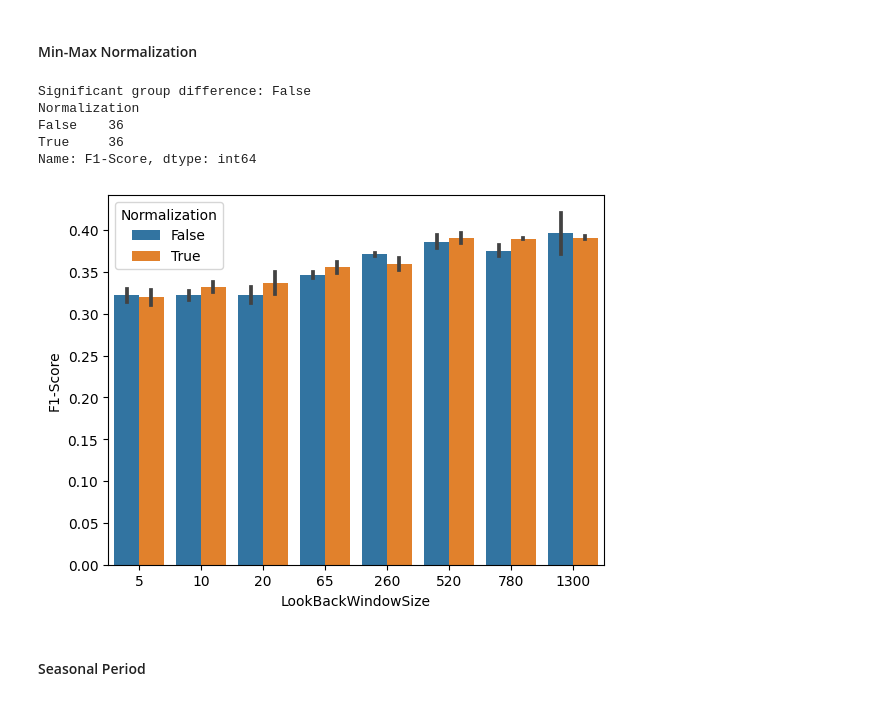
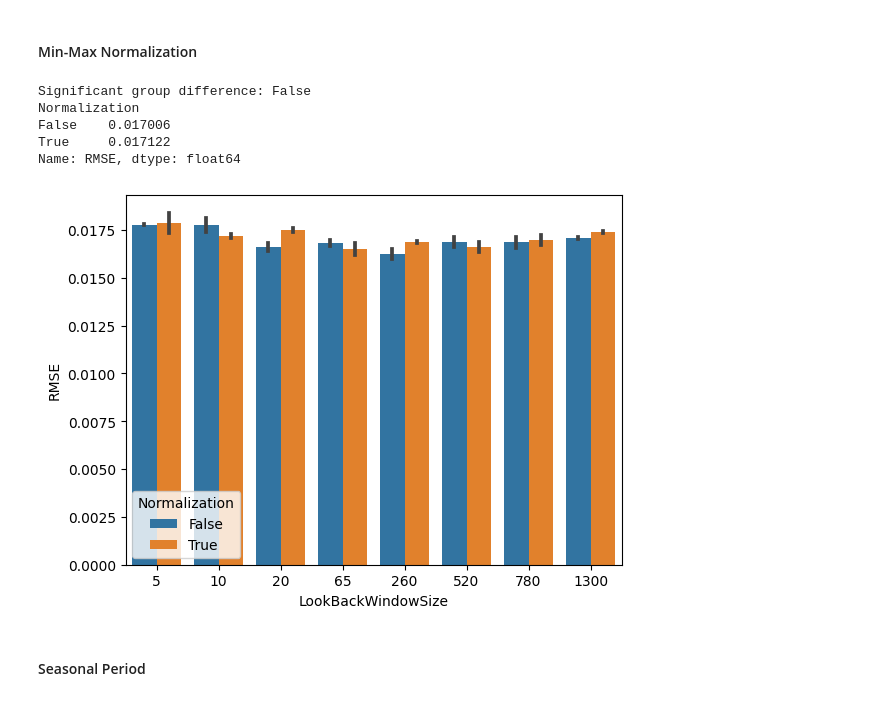
Before and after one commit to domreichl/trading-ml, a Jupyter notebook: notebooks/tuning/hypertuning_arima.ipynb, the cells around one changed output. Saved outputs shown, nothing was run; the diff lists cells and outputs as text; code cells hidden in the pictures.

Commit message:
update validation metrics; rerun hyperparameter tuning for arima, exponential smoothing, moving average recursive, and prophet

```diff
--- a/notebooks/tuning/hypertuning_arima.ipynb
+++ b/notebooks/tuning/hypertuning_arima.ipynb
@@ -43,8 +43,8 @@ Name: proportion, dtype: object
 # %% [markdown]
 ### Hyperparameters
 # %%
-arima = pd.read_csv("../results/tuning/arima.csv", sep=";")
-metric = "F1-Score"
+arima = pd.read_csv("../../results/tuning/arima.csv", sep=";")
+metric = "RMSE"
 assert check_normality(arima[metric])
 for hparam in ["Normalization", "SeasonalPeriod", "LookBackWindowSize"]:
     assert check_homoscedasticity(*[arima[arima[hparam]==val][metric] for val in arima[hparam].unique()])
@@ -52,15 +52,15 @@ for hparam in ["Normalization", "SeasonalPeriod", "LookBackWindowSize"]:
 #### Min-Max Normalization
 # %%
 print("Significant group difference:", check_group_difference(arima[arima["Normalization"]==True][metric], arima[arima["Normalization"]==False][metric]))
-print(round(arima.groupby("Normalization")[metric].mean()*100).astype(int))
-sns.barplot(x="LookBackWindowSize", y="F1-Score", hue="Normalization", data=arima);
+print(arima.groupby("Normalization")[metric].mean())
+sns.barplot(x="LookBackWindowSize", y=metric, hue="Normalization", data=arima);
 # %% [output]
 Significant group difference: False
 Normalization
-False    36
-True     36
-Name: F1-Score, dtype: int64
+False    0.017006
+True     0.017122
+Name: RMSE, dtype: float64
-[figure, old version]
+[figure, new version]
 # %% [markdown]
 #### Seasonal Period
 # %%
```
Also changed, not shown: parts of 4 cells of this notebook, 24 other files.
